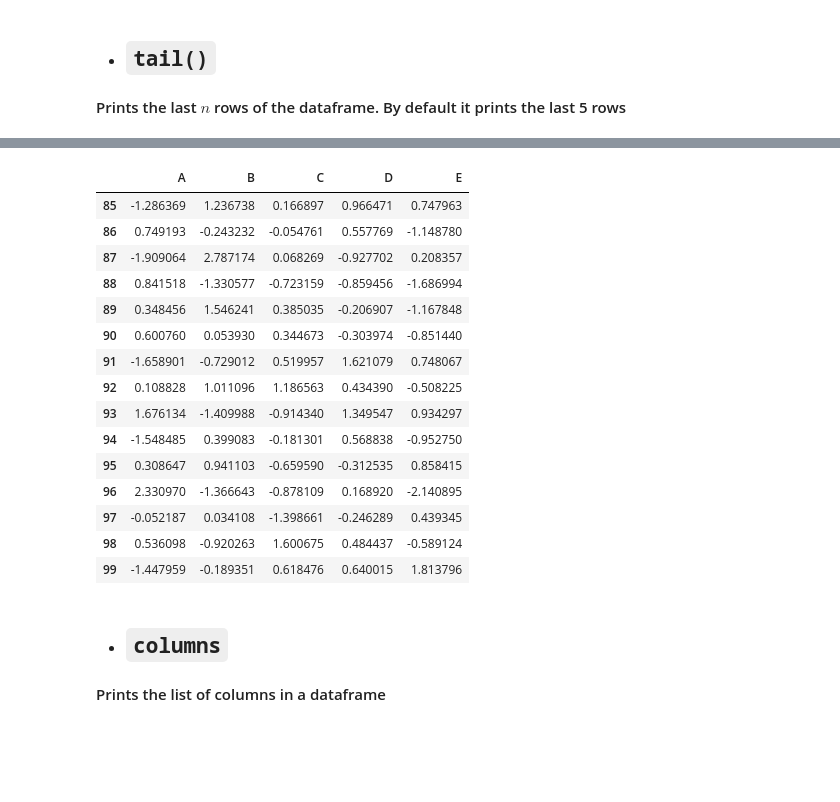
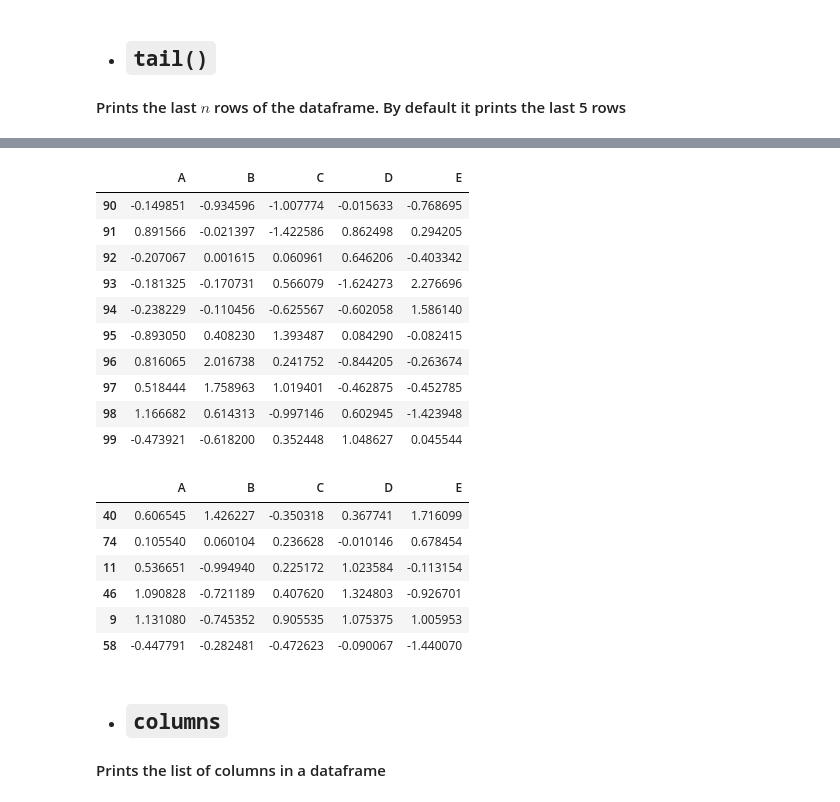
Before and after one commit to laxmanclinilaunch-hub/python-10-11am-, a Jupyter notebook: 2.EDA/Pandas.ipynb, the cells around one changed output, grey strips where cells are left out. Saved outputs shown, nothing was run; the diff lists cells and outputs as text; code cells hidden in the pictures; blank space fills up the shorter version.

```diff
--- a/2.EDA/Pandas.ipynb
+++ b/2.EDA/Pandas.ipynb
@@ -340,22 +335,27 @@ df.tail()
 # %%
-df.tail(15)
+df.tail(10)
 # %% [output]
 |  | A | B | C | D | E |
-| 85 | -1.286369 | 1.236738 | 0.166897 | 0.966471 | 0.747963 |
-| 86 | 0.749193 | -0.243232 | -0.054761 | 0.557769 | -1.148780 |
-| 87 | -1.909064 | 2.787174 | 0.068269 | -0.927702 | 0.208357 |
-| 88 | 0.841518 | -1.330577 | -0.723159 | -0.859456 | -1.686994 |
-| 89 | 0.348456 | 1.546241 | 0.385035 | -0.206907 | -1.167848 |
-| 90 | 0.600760 | 0.053930 | 0.344673 | -0.303974 | -0.851440 |
-| 91 | -1.658901 | -0.729012 | 0.519957 | 1.621079 | 0.748067 |
-| 92 | 0.108828 | 1.011096 | 1.186563 | 0.434390 | -0.508225 |
-| 93 | 1.676134 | -1.409988 | -0.914340 | 1.349547 | 0.934297 |
-| 94 | -1.548485 | 0.399083 | -0.181301 | 0.568838 | -0.952750 |
-| 95 | 0.308647 | 0.941103 | -0.659590 | -0.312535 | 0.858415 |
-| 96 | 2.330970 | -1.366643 | -0.878109 | 0.168920 | -2.140895 |
-| 97 | -0.052187 | 0.034108 | -1.398661 | -0.246289 | 0.439345 |
-| 98 | 0.536098 | -0.920263 | 1.600675 | 0.484437 | -0.589124 |
-| 99 | -1.447959 | -0.189351 | 0.618476 | 0.640015 | 1.813796 |
+| 90 | -0.149851 | -0.934596 | -1.007774 | -0.015633 | -0.768695 |
+| 91 | 0.891566 | -0.021397 | -1.422586 | 0.862498 | 0.294205 |
+| 92 | -0.207067 | 0.001615 | 0.060961 | 0.646206 | -0.403342 |
+| 93 | -0.181325 | -0.170731 | 0.566079 | -1.624273 | 2.276696 |
+| 94 | -0.238229 | -0.110456 | -0.625567 | -0.602058 | 1.586140 |
+| 95 | -0.893050 | 0.408230 | 1.393487 | 0.084290 | -0.082415 |
+| 96 | 0.816065 | 2.016738 | 0.241752 | -0.844205 | -0.263674 |
+| 97 | 0.518444 | 1.758963 | 1.019401 | -0.462875 | -0.452785 |
+| 98 | 1.166682 | 0.614313 | -0.997146 | 0.602945 | -1.423948 |
+| 99 | -0.473921 | -0.618200 | 0.352448 | 1.048627 | 0.045544 |
+# %%
+df.sample(6)
+# %% [output]
+|  | A | B | C | D | E |
+| 40 | 0.606545 | 1.426227 | -0.350318 | 0.367741 | 1.716099 |
+| 74 | 0.105540 | 0.060104 | 0.236628 | -0.010146 | 0.678454 |
+| 11 | 0.536651 | -0.994940 | 0.225172 | 1.023584 | -0.113154 |
+| 46 | 1.090828 | -0.721189 | 0.407620 | 1.324803 | -0.926701 |
+| 9 | 1.131080 | -0.745352 | 0.905535 | 1.075375 | 1.005953 |
+| 58 | -0.447791 | -0.282481 | -0.472623 | -0.090067 | -1.440070 |
 # %% [markdown]
 * ## <b><code>columns</code></b>
 
```
Also changed, not shown: parts of 25 cells of this notebook, 1 other file.
